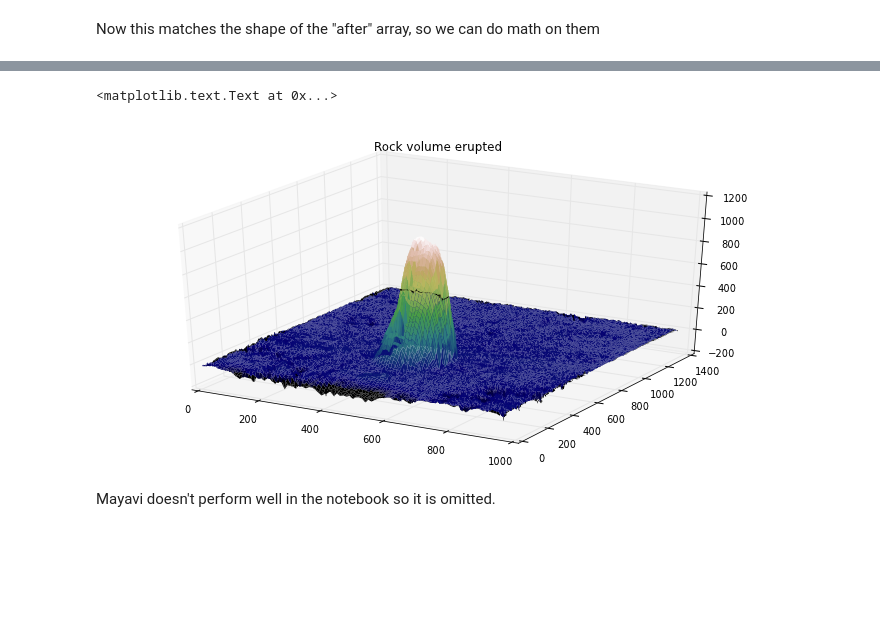
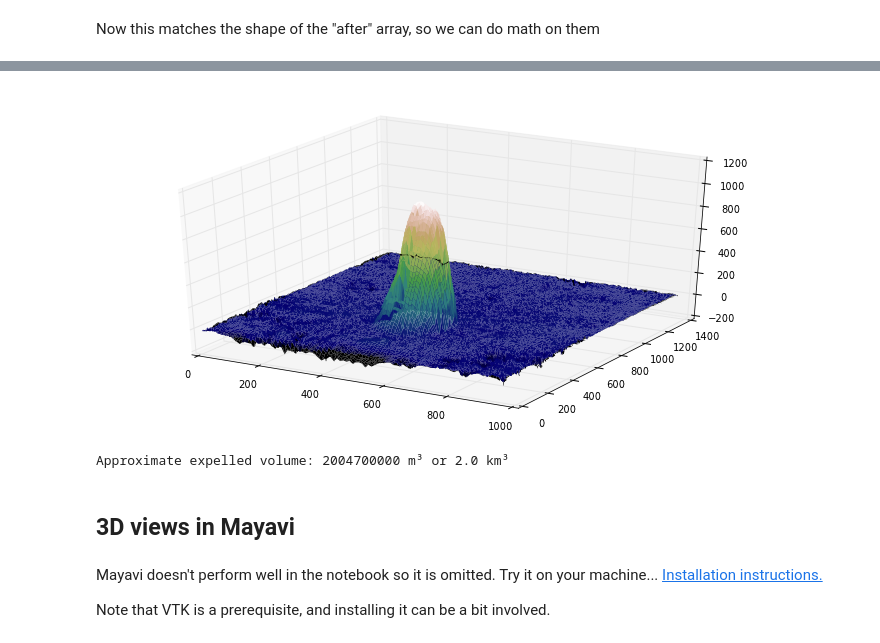
Before and after one commit to agilescientific/notebooks, a Jupyter notebook: Mt_St-Helens.ipynb, the cells around one changed output, grey strips where cells are left out. Drawn from its saved outputs; the diff is of its cells as text; code cells hidden in the pictures; blank space fills up the shorter version.

```diff
--- a/Mt_St-Helens.ipynb
+++ b/Mt_St-Helens.ipynb
@@ -144,14 +139,22 @@ imshow(difference, cmap=cm.gist_earth)
 # %%
 x = np.arange(difference.shape[1])
 y = np.arange(difference.shape[0])
 x, y = np.meshgrid(x, y)
 
 fig = plt.figure(figsize=(12,6))
 ax = fig.add_subplot(1, 1, 1, projection='3d')
 ax.plot_surface(x, y, difference, cmap="gist_earth", linewidth=0, vmin=-50, vmax=1000 )
-ax.set_title('Rock volume erupted')
+plt.show()
 # %% [output]
-<matplotlib.text.Text at 0x...>
-[figure, old version]
+[figure, new version]
+# %%
+volume = 100 * np.nansum(difference)
+print "Approximate expelled volume: {0} m³ or {1:.3} km³".format(int(round(volume,-5)), volume/1e9)
+# %% [output]
+Approximate expelled volume: 2004700000 m³ or 2.0 km³
+# %% [markdown]
+## 3D views in Mayavi
 # %% [markdown]
-Mayavi doesn't perform well in the notebook so it is omitted.
+Mayavi doesn't perform well in the notebook so it is omitted. Try it on your machine... [Installation instructions.](http://docs.enthought.com/mayavi/mayavi/installation.html)
+
+Note that VTK is a prerequisite, and installing it can be a bit involved.
```
Also changed, not shown: parts of 4 cells of this notebook.
